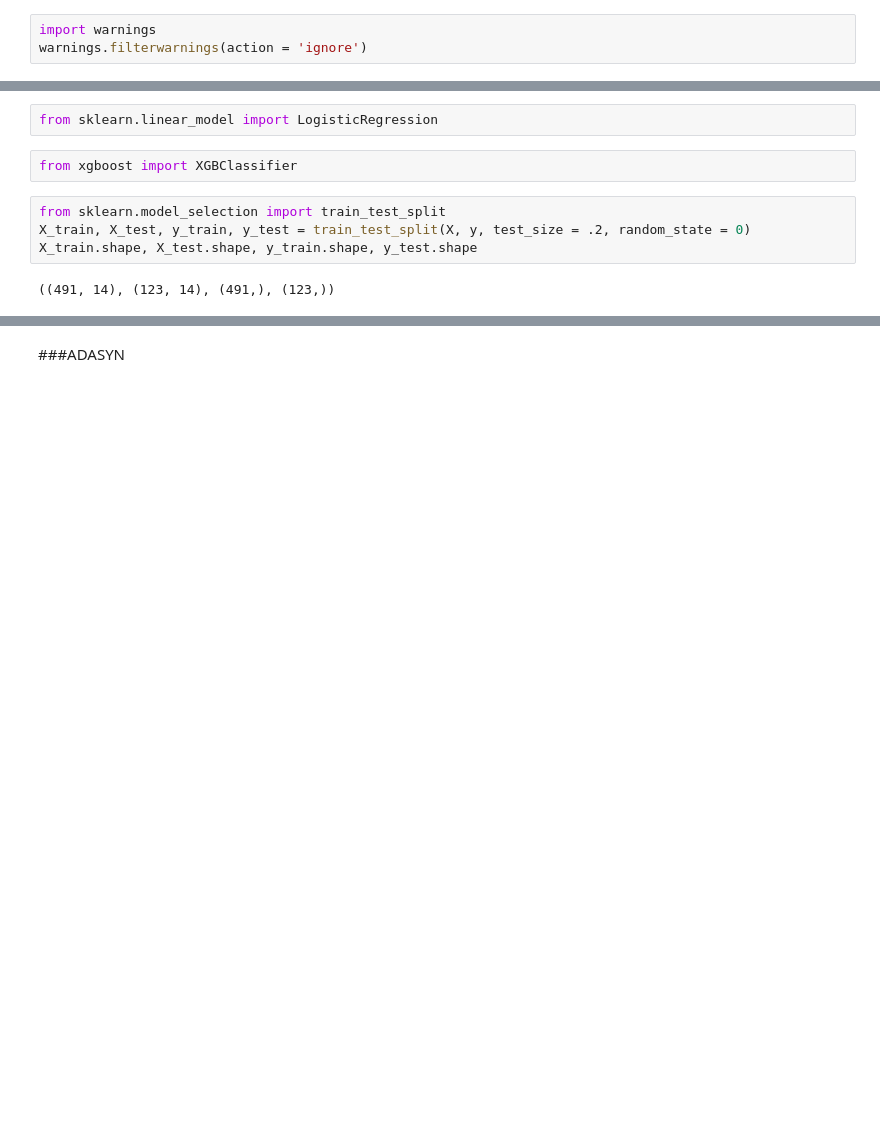
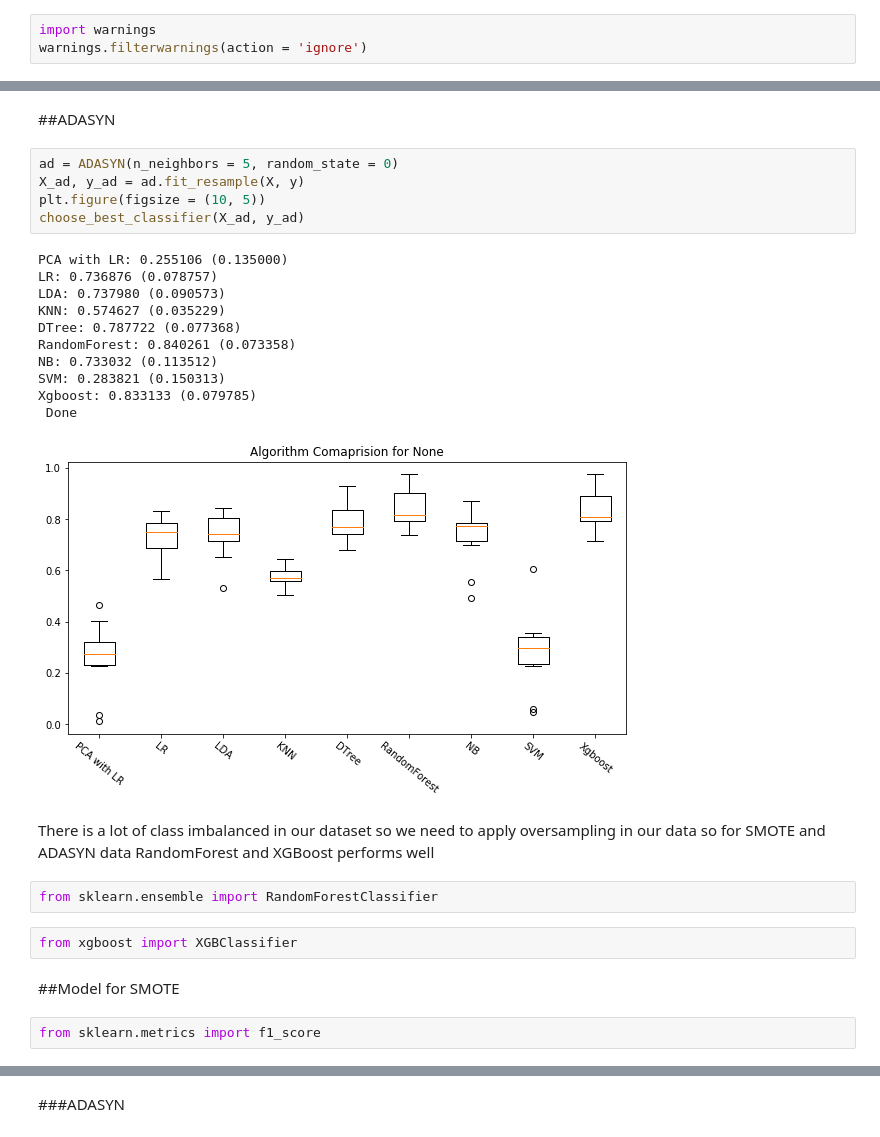
Before and after one commit to noushadkhan01/Projects, a Jupyter notebook: Hackathons/Analytics Vidhya/Loan Approval Prediction/Predict_Loan_Approval_Analytics_Vidhya_Hackathon.ipynb, the cells around one changed output, grey strips where cells are left out. Saved outputs shown, nothing was run; the diff lists cells and outputs as text; blank space fills up the shorter version.

```diff
--- a/Hackathons/Analytics Vidhya/Loan Approval Prediction/Predict_Loan_Approval_Analytics_Vidhya_Hackathon.ipynb
+++ b/Hackathons/Analytics Vidhya/Loan Approval Prediction/Predict_Loan_Approval_Analytics_Vidhya_Hackathon.ipynb
@@ -319,10 +348,29 @@ so according to this **Logistic Regression** or **XGboost** may be a good classi
+# %% [markdown]
+##ADASYN
+# %%
+ad = ADASYN(n_neighbors = 5, random_state = 0)
+X_ad, y_ad = ad.fit_resample(X, y)
+plt.figure(figsize = (10, 5))
+choose_best_classifier(X_ad, y_ad)
+# %% [output]
+PCA with LR: 0.255106 (0.135000)
+LR: 0.736876 (0.078757)
+LDA: 0.737980 (0.090573)
+KNN: 0.574627 (0.035229)
+DTree: 0.787722 (0.077368)
+RandomForest: 0.840261 (0.073358)
+NB: 0.733032 (0.113512)
+SVM: 0.283821 (0.150313)
+Xgboost: 0.833133 (0.079785)
+ Done
+[figure, added]
+# %% [markdown]
+There is a lot of class imbalanced in our dataset so we need to apply oversampling in our data so for SMOTE and ADASYN data RandomForest and XGBoost performs well
 # %%
-from sklearn.linear_model import LogisticRegression
+from sklearn.ensemble import RandomForestClassifier
 # %%
 from xgboost import XGBClassifier
-# %%
-from sklearn.model_selection import train_test_split
-X_train, X_test, y_train, y_test = train_test_split(X, y, test_size = .2, random_state = 0)
-X_train.shape, X_test.shape, y_train.shape, y_test.shape
-# %% [output]
-((491, 14), (123, 14), (491,), (123,))
+# %% [markdown]
+##Model for SMOTE
+# %%
+from sklearn.metrics import f1_score
```
Also changed, not shown: parts of 45 cells of this notebook.
